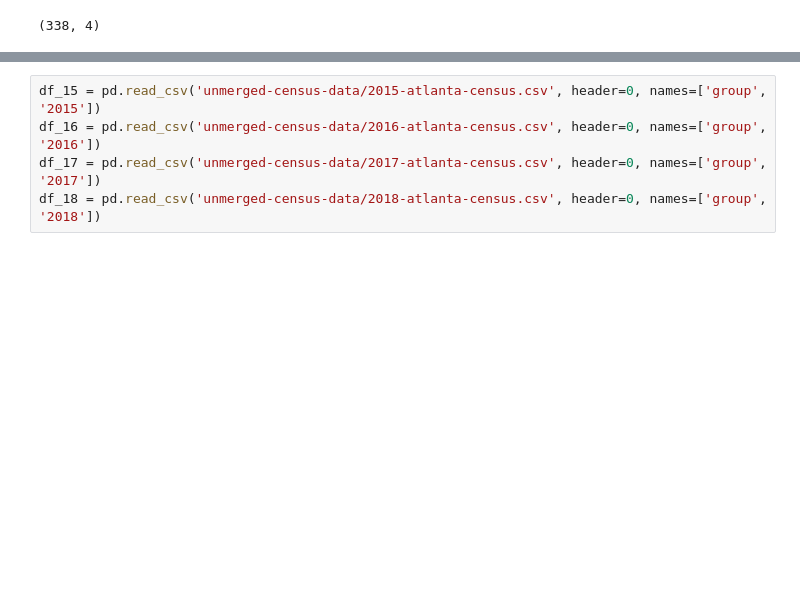
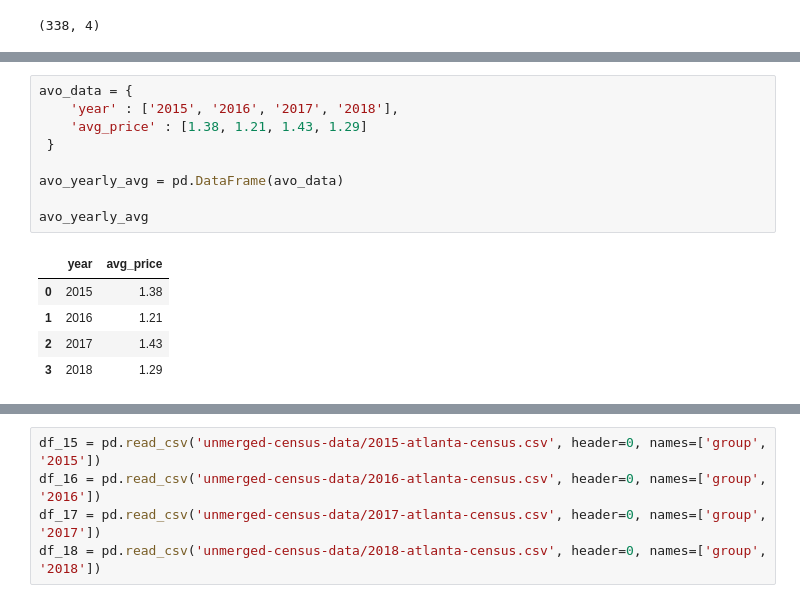
Before and after one commit to kabfare/avocado_gentrification, a Jupyter notebook: avocado-gentrification.ipynb, the cells around one changed output, grey strips where cells are left out. Cells and saved outputs as stored; diff of their text form; blank space fills up the shorter version.

```diff
--- a/avocado-gentrification.ipynb
+++ b/avocado-gentrification.ipynb
@@ -29,0 +77,15 @@ avo_df.shape
+# %%
+avo_data = {
+    'year' : ['2015', '2016', '2017', '2018'],
+    'avg_price' : [1.38, 1.21, 1.43, 1.29]
+ }
+
+avo_yearly_avg = pd.DataFrame(avo_data)
+
+avo_yearly_avg
+# %% [output]
+|  | year | avg_price |
+| 0 | 2015 | 1.38 |
+| 1 | 2016 | 1.21 |
+| 2 | 2017 | 1.43 |
+| 3 | 2018 | 1.29 |
```
Also changed, not shown: parts of 8 cells of this notebook, 4 other files.
